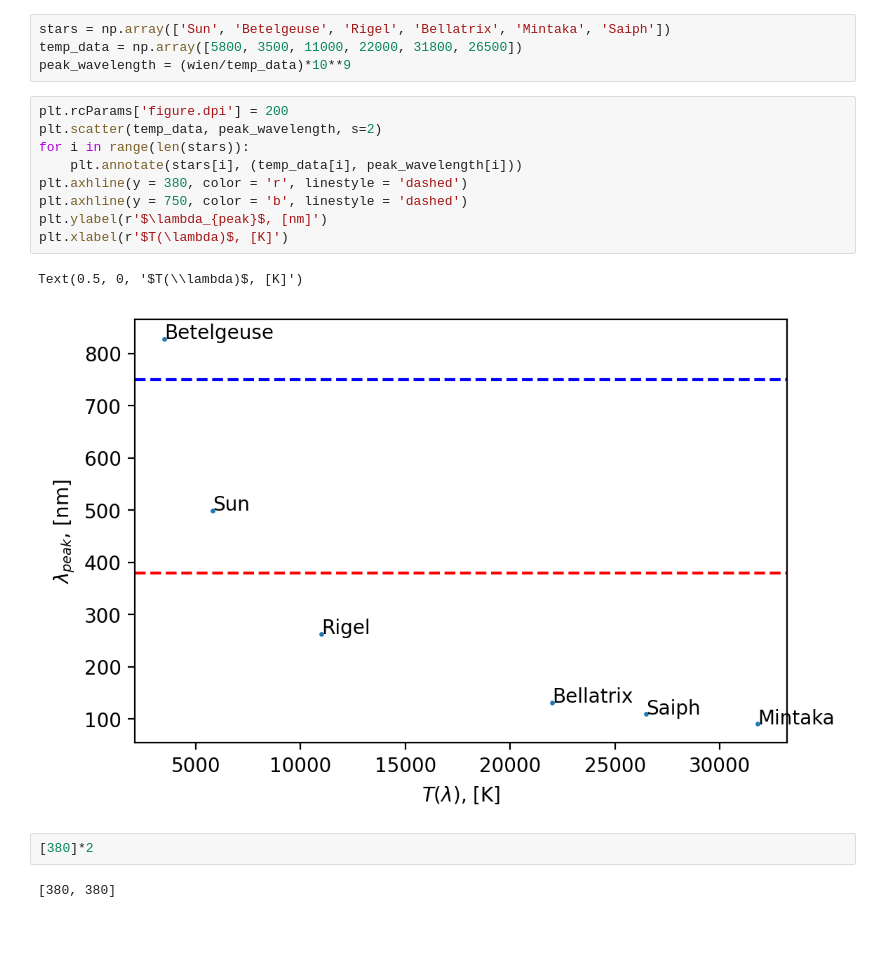
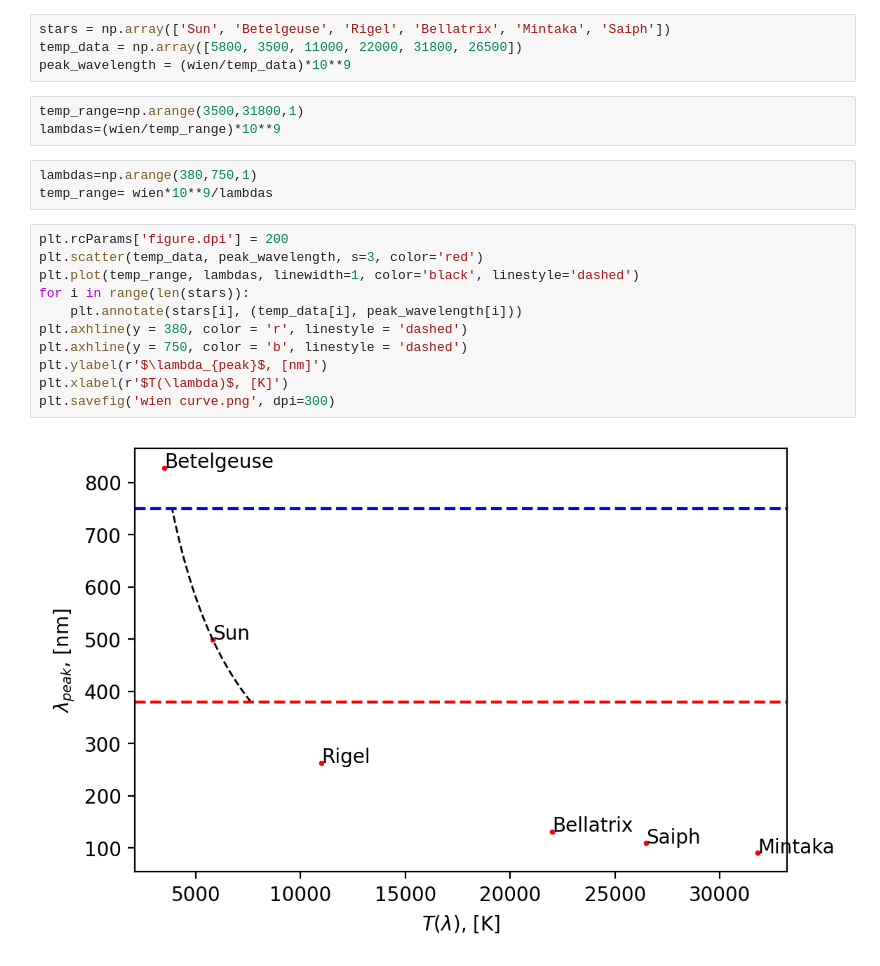
Before and after one commit to quarkron/AP155, a Jupyter notebook: Week 6/wien's displacement law.ipynb, the cells around one changed output. Cells and saved outputs as stored; diff of their text form; blank space fills up the shorter version.

```diff
--- a/Week 6/wien's displacement law.ipynb
+++ b/Week 6/wien's displacement law.ipynb
@@ -32,19 +32,22 @@ wien = (sp.h*sp.c)/(sp.Boltzmann*b)
 stars = np.array(['Sun', 'Betelgeuse', 'Rigel', 'Bellatrix', 'Mintaka', 'Saiph'])
 temp_data = np.array([5800, 3500, 11000, 22000, 31800, 26500])
 peak_wavelength = (wien/temp_data)*10**9
+# %%
+temp_range=np.arange(3500,31800,1)
+lambdas=(wien/temp_range)*10**9
+# %%
+lambdas=np.arange(380,750,1)
+temp_range= wien*10**9/lambdas
 # %%
 plt.rcParams['figure.dpi'] = 200
-plt.scatter(temp_data, peak_wavelength, s=2)
+plt.scatter(temp_data, peak_wavelength, s=3, color='red')
+plt.plot(temp_range, lambdas, linewidth=1, color='black', linestyle='dashed')
 for i in range(len(stars)):
     plt.annotate(stars[i], (temp_data[i], peak_wavelength[i]))
 plt.axhline(y = 380, color = 'r', linestyle = 'dashed')
 plt.axhline(y = 750, color = 'b', linestyle = 'dashed')
 plt.ylabel(r'$\lambda_{peak}$, [nm]')
 plt.xlabel(r'$T(\lambda)$, [K]')
+plt.savefig('wien curve.png', dpi=300)
 # %% [output]
-Text(0.5, 0, '$T(\\lambda)$, [K]')
-[figure, old version]
+[figure, new version]
-# %%
-[380]*2
-# %% [output]
-[380, 380]
```
Also changed, not shown: 7 other files.
